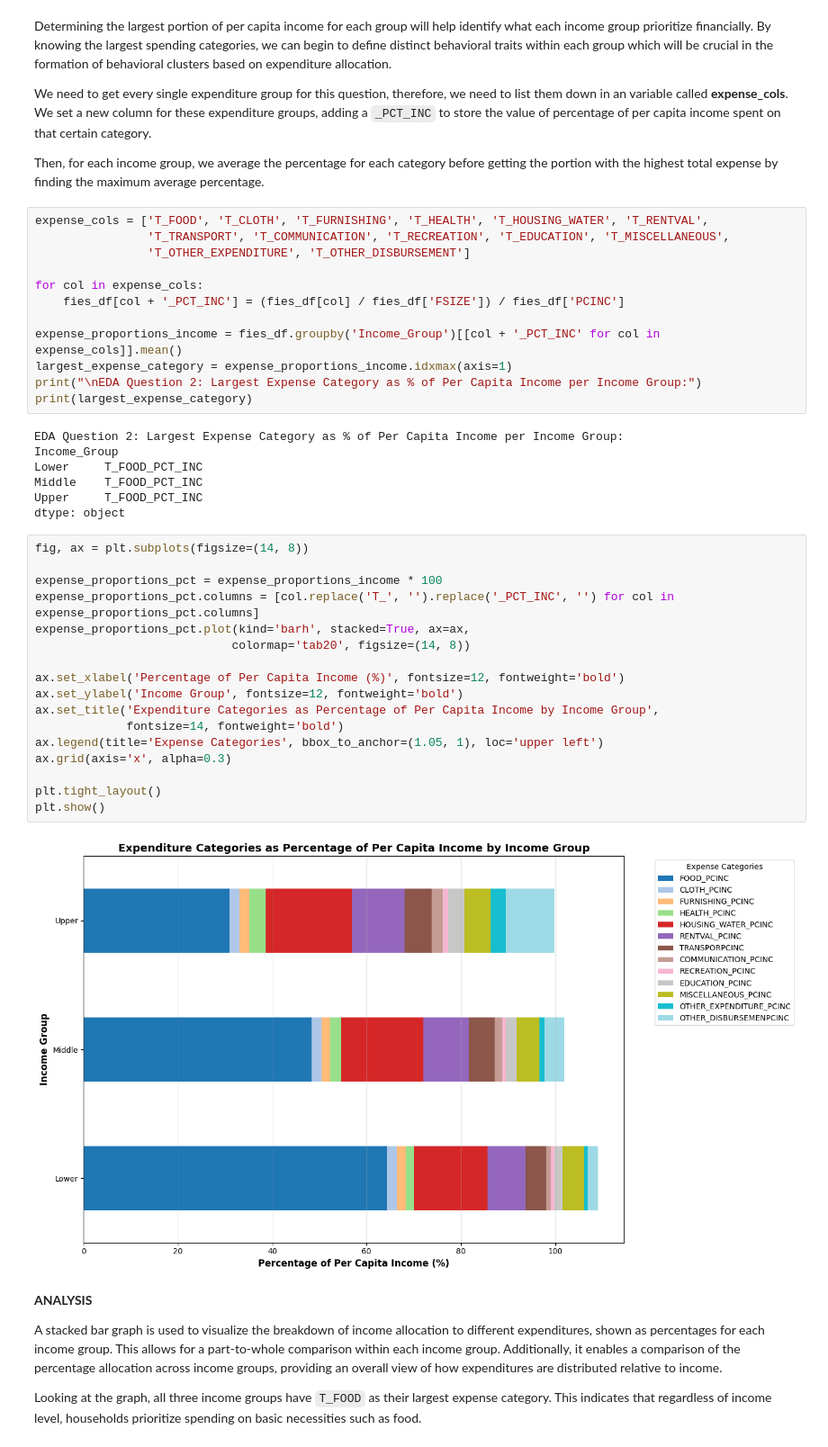
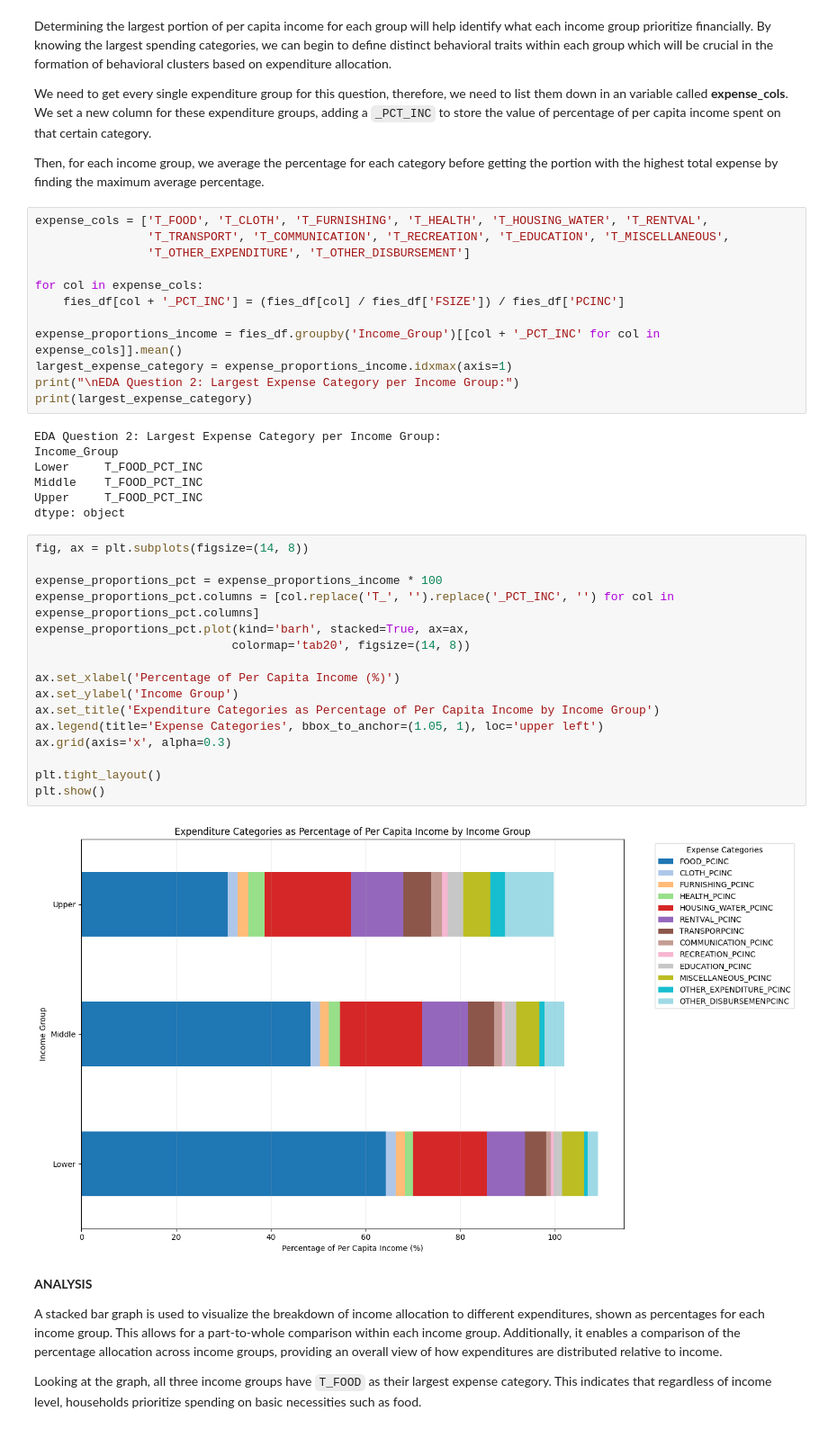
Before and after one commit to marxandreadiane/CSMODEL-MCO1, a Jupyter notebook: CSMODEL-MCO1.ipynb, the cells around one changed output. Shown at 90% size. Cells and saved outputs as stored; diff of their text form.

```diff
--- a/CSMODEL-MCO1.ipynb
+++ b/CSMODEL-MCO1.ipynb
@@ -553,10 +551,10 @@ for col in expense_cols:
 
 expense_proportions_income = fies_df.groupby('Income_Group')[[col + '_PCT_INC' for col in expense_cols]].mean()
 largest_expense_category = expense_proportions_income.idxmax(axis=1)
-print("\nEDA Question 2: Largest Expense Category as % of Per Capita Income per Income Group:")
+print("\nEDA Question 2: Largest Expense Category per Income Group:")
 print(largest_expense_category)
 # %% [output]
-EDA Question 2: Largest Expense Category as % of Per Capita Income per Income Group:
+EDA Question 2: Largest Expense Category per Income Group:
 Income_Group
 Lower     T_FOOD_PCT_INC
 Middle    T_FOOD_PCT_INC
@@ -565,22 +563,21 @@ dtype: object
 # %%
 fig, ax = plt.subplots(figsize=(14, 8))
 
 expense_proportions_pct = expense_proportions_income * 100
 expense_proportions_pct.columns = [col.replace('T_', '').replace('_PCT_INC', '') for col in expense_proportions_pct.columns]
 expense_proportions_pct.plot(kind='barh', stacked=True, ax=ax,
                             colormap='tab20', figsize=(14, 8))
 
-ax.set_xlabel('Percentage of Per Capita Income (%)', fontsize=12, fontweight='bold')
-ax.set_ylabel('Income Group', fontsize=12, fontweight='bold')
-ax.set_title('Expenditure Categories as Percentage of Per Capita Income by Income Group',
-             fontsize=14, fontweight='bold')
+ax.set_xlabel('Percentage of Per Capita Income (%)')
+ax.set_ylabel('Income Group')
+ax.set_title('Expenditure Categories as Percentage of Per Capita Income by Income Group')
 ax.legend(title='Expense Categories', bbox_to_anchor=(1.05, 1), loc='upper left')
 ax.grid(axis='x', alpha=0.3)
 
 plt.tight_layout()
 plt.show()
 # %% [output]
-[figure, old version]
+[figure, new version]
 # %% [markdown]
 **ANALYSIS**
 
```
Also changed, not shown: parts of 16 cells of this notebook.
